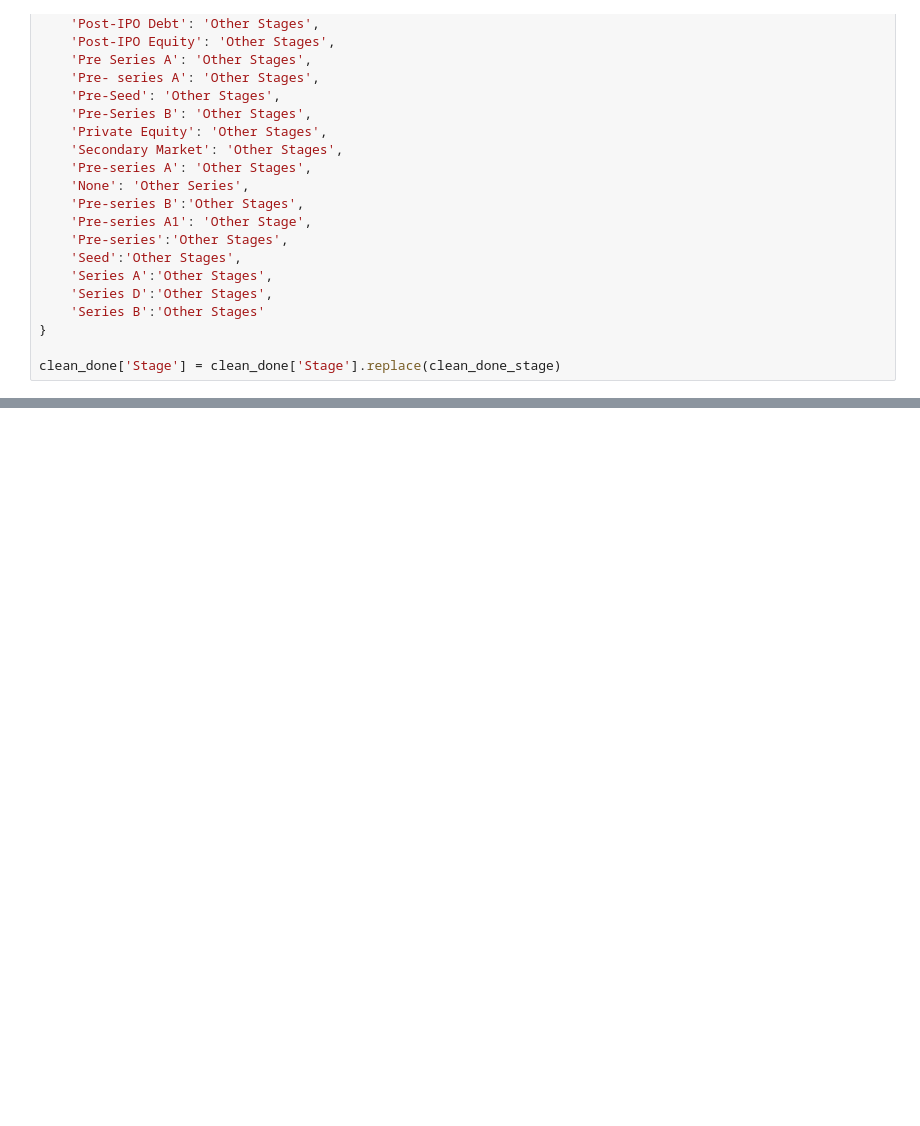
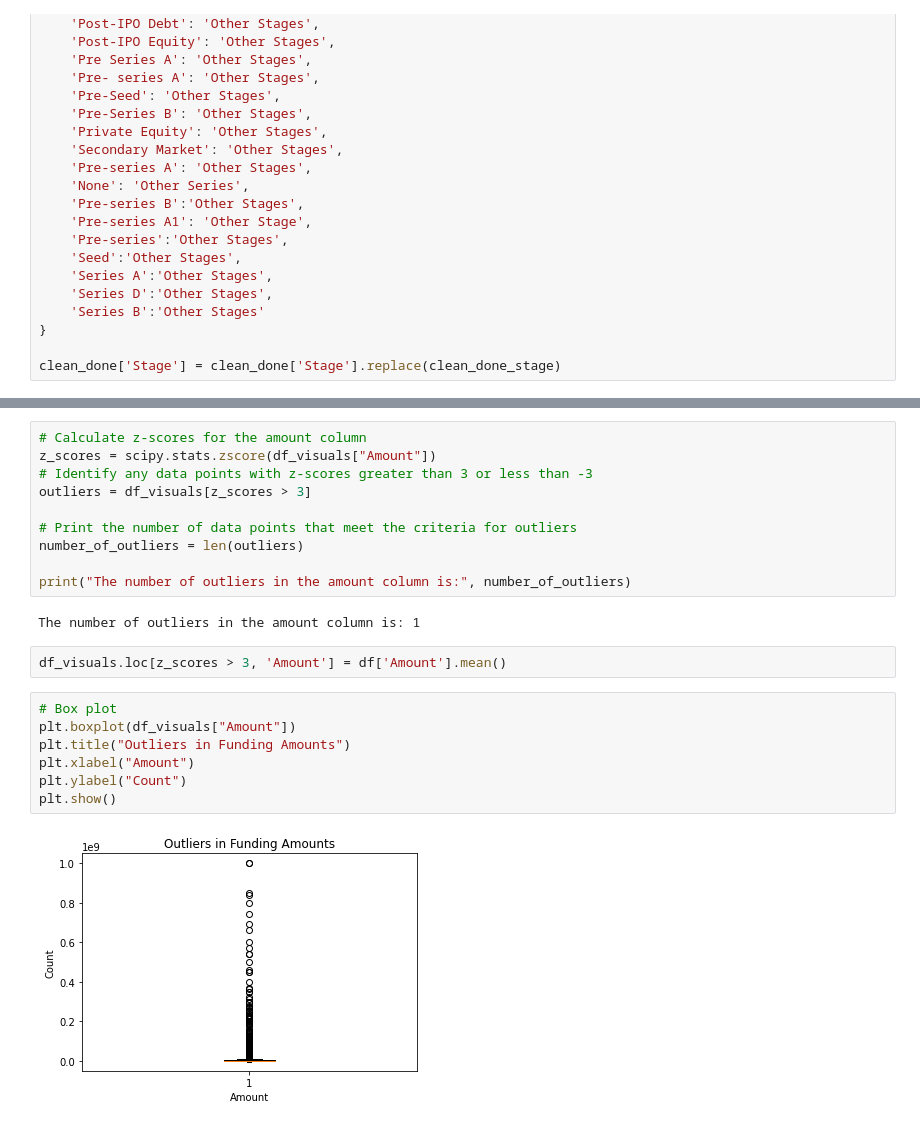
Before and after one commit to DzeBakuEso/stockholm_lp1_colla_project_sprint_1, a Jupyter notebook: Indian _Ecosystem_Analysis.ipynb, the cells around one changed output, grey strips where cells are left out. Saved outputs shown, nothing was run; the diff lists cells and outputs as text; blank space fills up the shorter version.

```diff
--- a/Indian _Ecosystem_Analysis.ipynb
+++ b/Indian _Ecosystem_Analysis.ipynb
@@ -2684,0 +4292,23 @@ clean_done.to_csv('visual_ready.csv', index=False)
+# %%
+# Calculate z-scores for the amount column
+z_scores = scipy.stats.zscore(df_visuals["Amount"])
+# Identify any data points with z-scores greater than 3 or less than -3
+outliers = df_visuals[z_scores > 3]
+
+# Print the number of data points that meet the criteria for outliers
+number_of_outliers = len(outliers)
+
+print("The number of outliers in the amount column is:", number_of_outliers)
+# %% [output]
+The number of outliers in the amount column is: 1
+# %%
+df_visuals.loc[z_scores > 3, 'Amount'] = df['Amount'].mean()
+# %%
+# Box plot
+plt.boxplot(df_visuals["Amount"])
+plt.title("Outliers in Funding Amounts")
+plt.xlabel("Amount")
+plt.ylabel("Count")
+plt.show()
+# %% [output]
+[figure, added]
```
Also changed, not shown: parts of 253 cells of this notebook, 8 other files.
